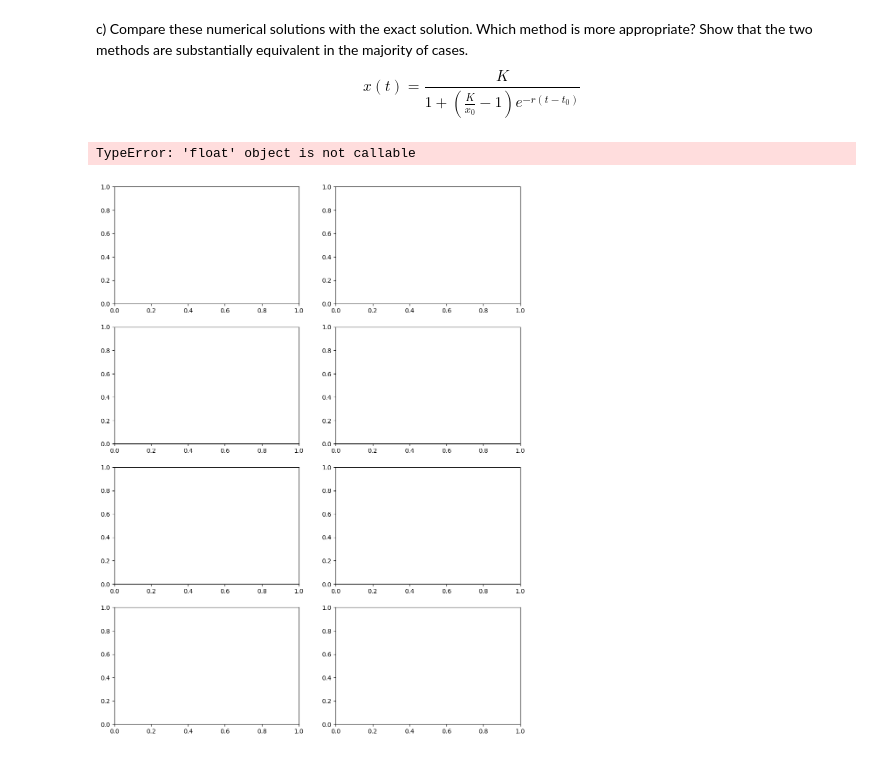
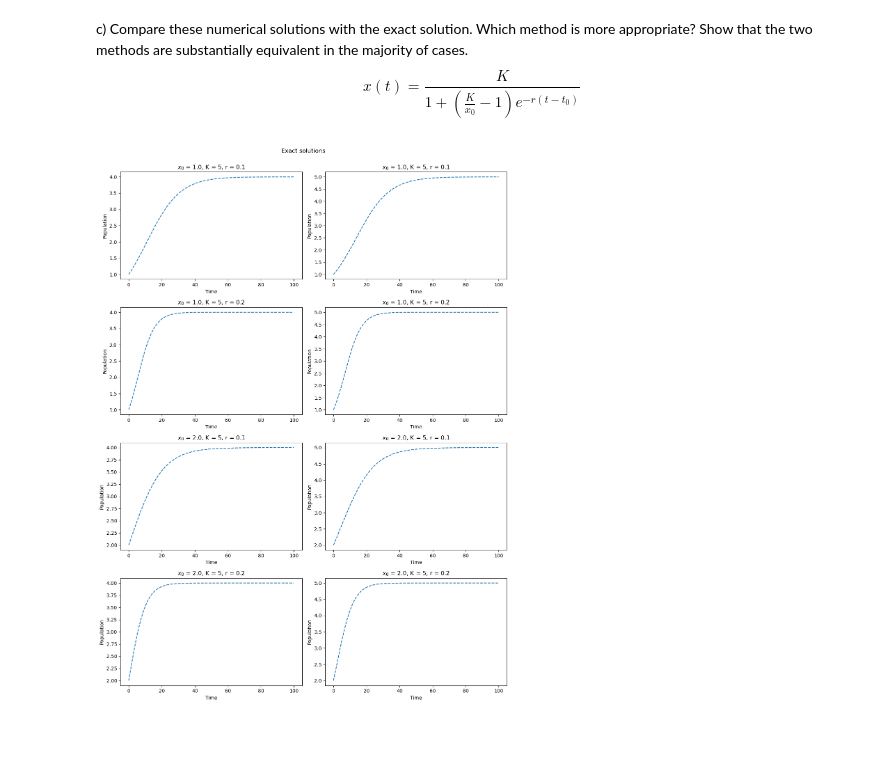
Before and after one commit to 19winston84/GU_FIM750_SCS, a Jupyter notebook: Lab 14/14_7_Logistic growth model.ipynb, the cells around one changed output. Cells and saved outputs as stored; diff of their text form; code cells hidden in the pictures.

```diff
--- a/Lab 14/14_7_Logistic growth model.ipynb
+++ b/Lab 14/14_7_Logistic growth model.ipynb
@@ -47,14 +47,11 @@ b) Solve it using the implicit Euler integration method. Plot the solutions obta
 # %%
 def implicitEuler(K, r, dT, x0):
     return K*((-(1 - r * dT) + ((1 - r * dT) ** 2 + 4 * r * dT * (x0 / K)) ** 0.5) / (2 * r * dT))
-# %%
-def analytical(K, r, dt, step, x0):
-    return (K)/ (1 + (K/x0 - 1)*np.exp(-r(step-dt)))
 # %%
-listX0 = [0.1, 2.0]
-listK = [1, 2]
+listX0 = [1.0, 2.0]
+listK = [4, 5]
 listR = [0.1, 0.2]
-deltaT = 0.05
+deltaT = 0.01
 tMax = 100
 
 fig, axs = plt.subplots(4, 2, figsize=(12, 16))
@@ -66,18 +63,19 @@ for i, x0 in enumerate(listX0):
         for h, r in enumerate(listR):
             t = np.arange(0, tMax, deltaT)
 
-            x = np.zeros(len(t))
-            x[0] = x0
+            xImplicit = np.zeros(len(t))
+            xImplicit[0] = x0
 
             for p in range(len(t) - 1):
-                x[p+1] = implicitEuler(e, r, deltaT, x[p])
+                xImplicit[p+1] = implicitEuler(e, r, deltaT, xImplicit[p])
 
-            axs[i*2+h, j].plot(t, x, 'o')
+            axs[i*2+h, j].plot(t, xImplicit, '--')
             axs[i*2+h, j].set_xlabel('Time')
             axs[i*2+h, j].set_ylabel('Population')
             axs[i*2+h, j].set_title(f'$x_0$ = {x0}, K = {e}, r = {r}')
-            implicitList.append(x)
+            implicitList.append(xImplicit)
 
+plt.suptitle("Implicit Euler", y=1)
 plt.tight_layout()
 plt.show()
 # %% [output]
@@ -85,29 +83,39 @@ plt.show()
 # %% [markdown]
 c) Compare these numerical solutions with the exact solution. Which method is more appropriate? Show that the two methods are substantially equivalent in the majority of cases.
 $$x(t)=\frac{K}{1 + \left(\frac{K}{x_0} - 1\right)e^{-r(t - t_0)}}$$
+# %%
+def analytical(K, r, t0, t, x0):
+    numerator = K
+    denominator = 1 + ((K/x0) - 1)*np.exp(-r*(t-t0))
+    return numerator/denominator
 # %%
 # now we compare the two methods for the same parameters using the exact formula
+listX0 = [1.0, 2.0]
+listK = [4, 5]
+listR = [0.1, 0.2]
+deltaT = 0.01
+tMax = 100
+t0 = 0
 
 fig, axs = plt.subplots(4, 2, figsize=(12, 16))
 
 for i, x0 in enumerate(listX0):
-    for j, e in enumerate(listK):
-        for h, r in enumerate(listR):
+    for j, K in enumerate(listK):
+        for h, rVal in enumerate(listR):
             t = np.arange(0, tMax, deltaT)
 
             x = np.zeros(len(t))
             x[0] = x0
 
-            for p in range(len(t) - 1):
-                x[p+1] = analytical(e, r, deltaT, p, x0)
+            xAna = analytical(K, rVal, t0, t, x0)
 
-            axs[i*2+h, j].plot(t, x, 'o')
+            axs[i*2+h, j].plot(t, xAna, '--')
             axs[i*2+h, j].set_xlabel('Time')
             axs[i*2+h, j].set_ylabel('Population')
-            axs[i*2+h, j].set_title(f'$x_0$ = {x0}, K = {e}, r = {r}')
+            axs[i*2+h, j].set_title(f'$x_0$ = {x0}, K = {e}, r = {rVal}')
 
+plt.suptitle("Exact solutions", y=1)
 plt.tight_layout()
 plt.show()
 # %% [output]
-TypeError: 'float' object is not callable
-[figure, old version]
+[figure, new version]
```
Also changed, not shown: parts of 2 cells of this notebook, 9 other files.
